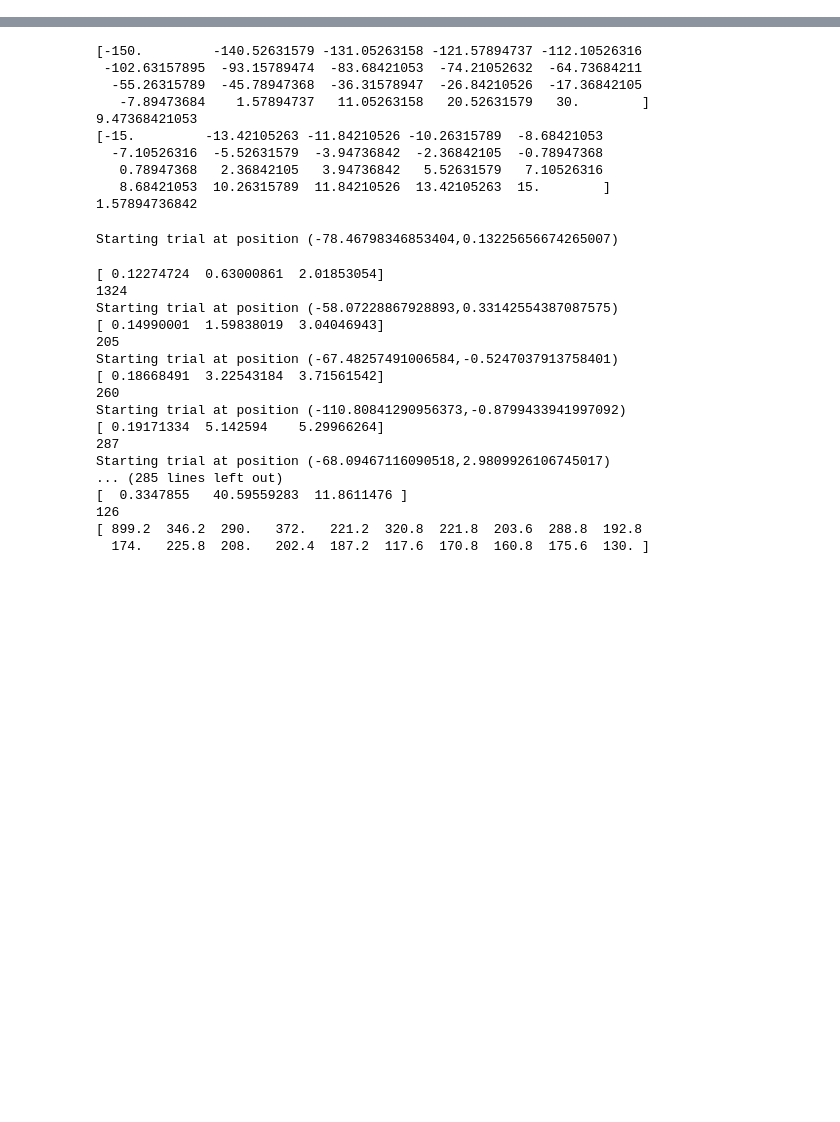
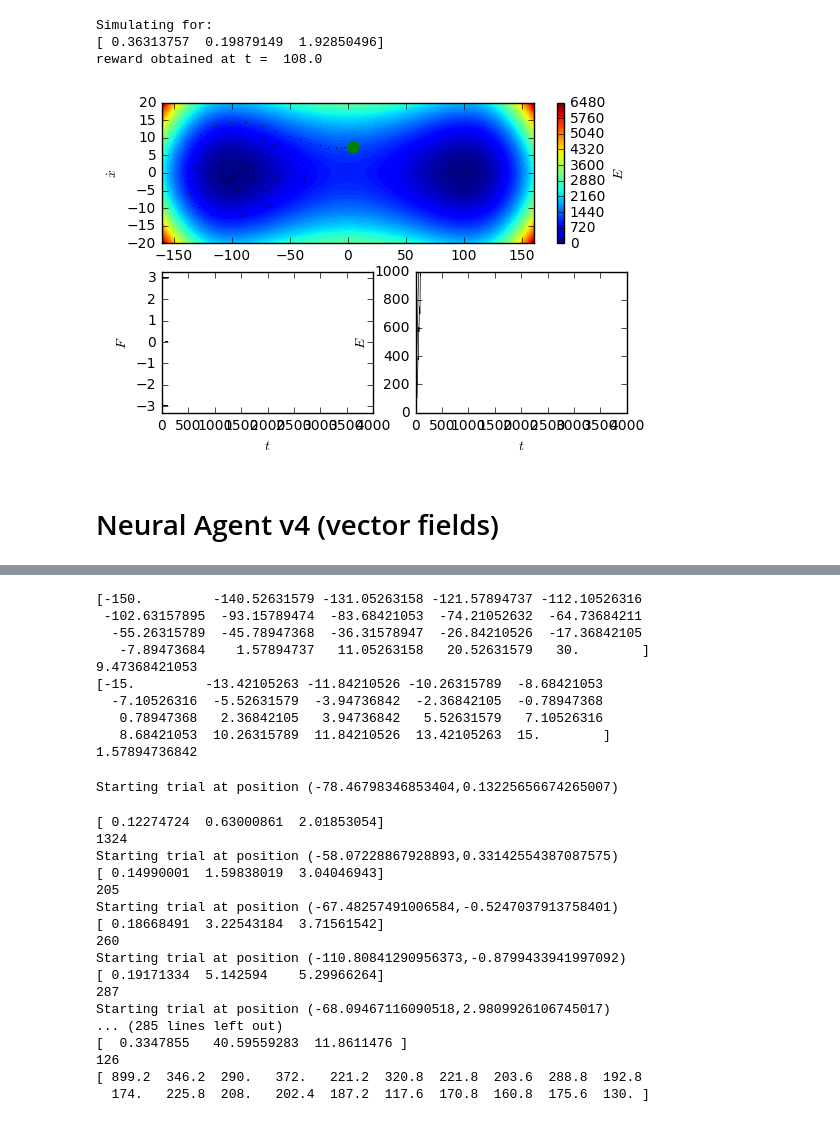
Before and after one commit to DunaiFuentes/unsupNN, a Jupyter notebook: Project2/Reinforment_Learning.ipynb, the cells around one changed output, grey strips where cells are left out. Drawn from its saved outputs; the diff is of its cells as text; code cells hidden in the pictures; blank space fills up the shorter version.

```diff
--- a/Project2/Reinforment_Learning.ipynb
+++ b/Project2/Reinforment_Learning.ipynb
@@ -8,0 +75,11 @@ import NeuralAgent_v2 as NA2
+# %%
+tau = 0.00001
+a.visualize_trial(max_steps,tau) #Low temperature == max(Q)
+plb.show()
+# %% [output]
+Simulating for:
+[ 0.36313757  0.19879149  1.92850496]
+reward obtained at t =  108.0
+[figure, added]
+# %% [markdown]
+# Neural Agent v4  (vector fields)
```
Also changed, not shown: parts of 26 cells of this notebook, 4 other files.
